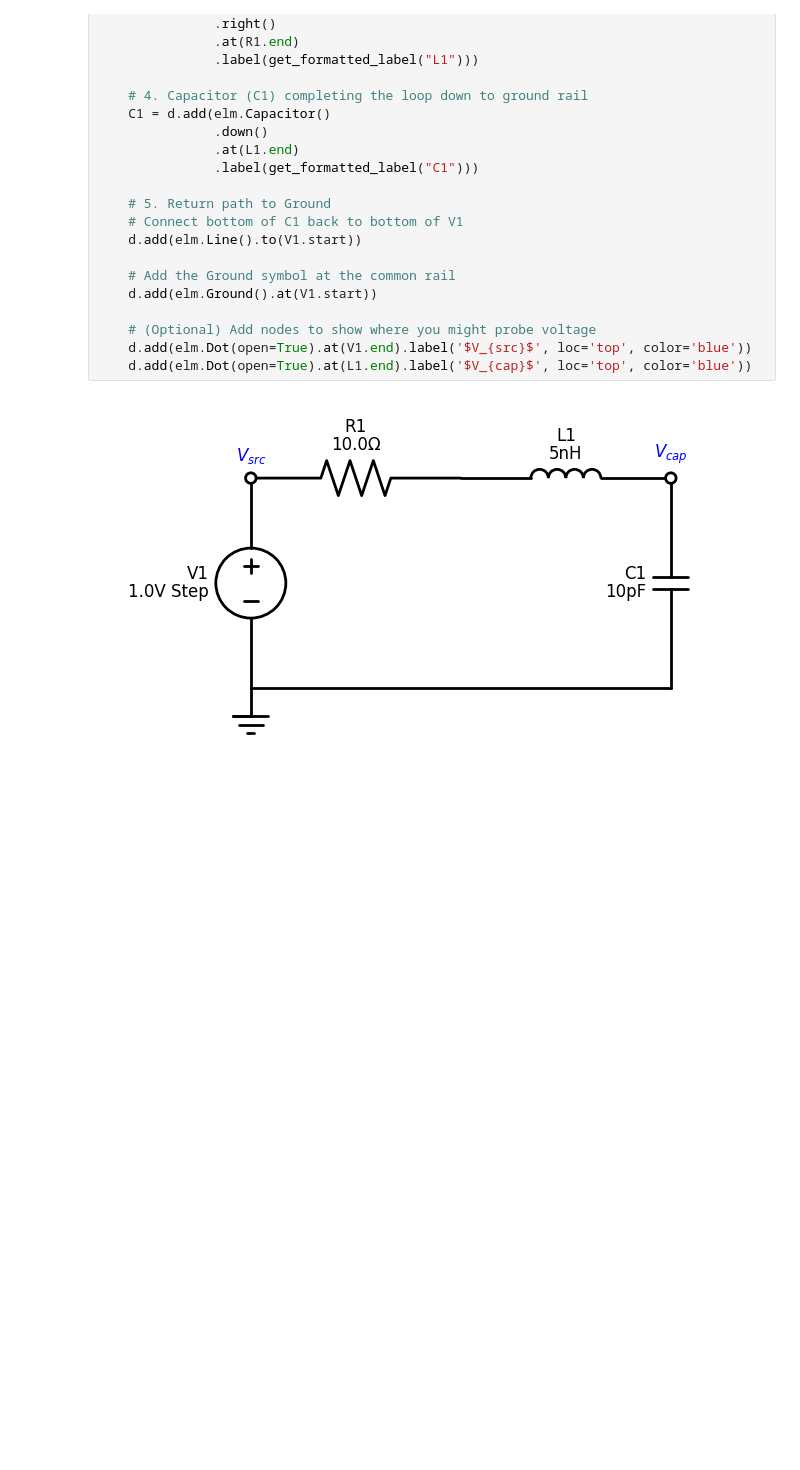
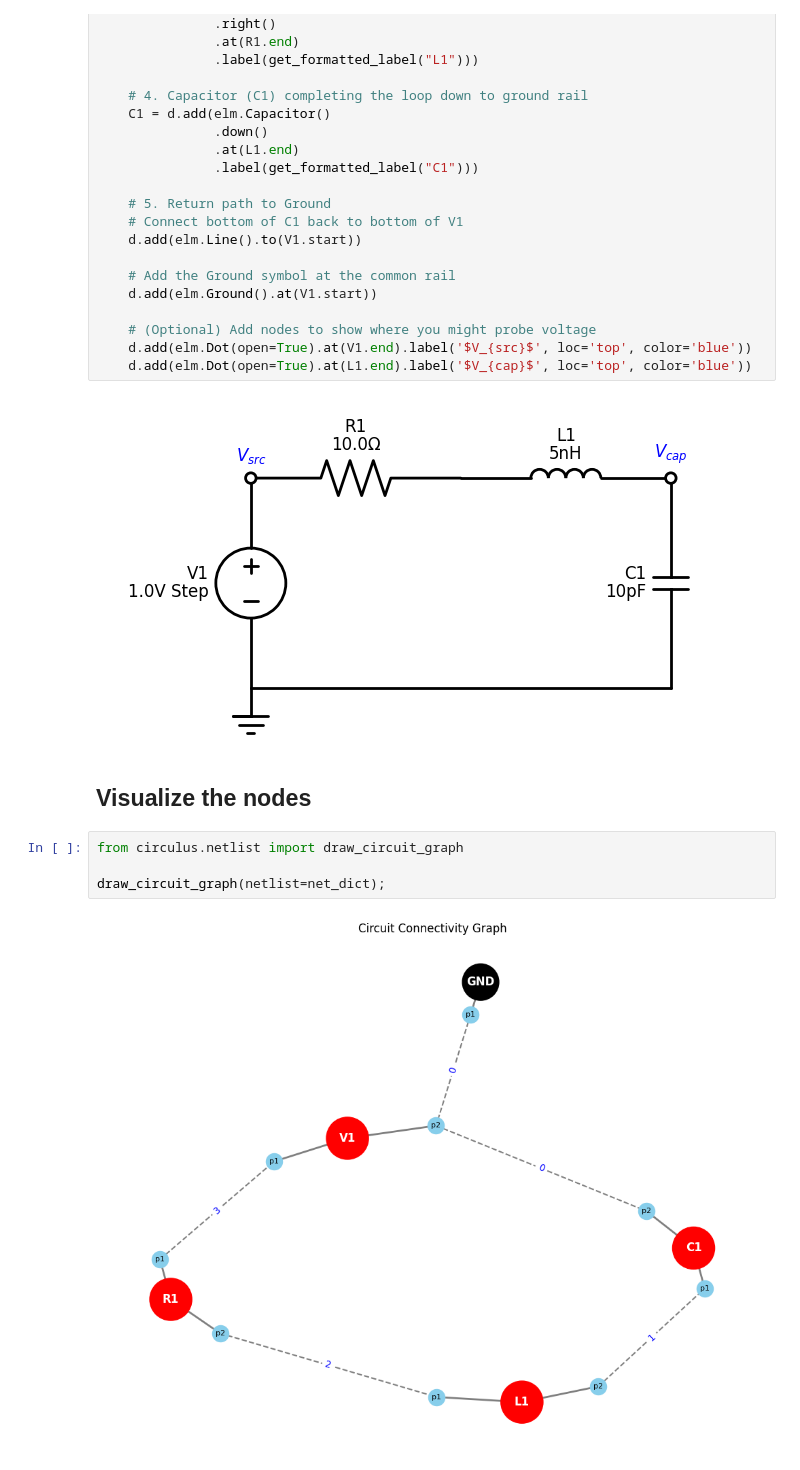
Before and after one commit to cdaunt/circulus, a Jupyter notebook: examples/LCR.ipynb, the cells around one changed output. Saved outputs shown, nothing was run; the diff lists cells and outputs as text; blank space fills up the shorter version.

```diff
--- a/examples/LCR.ipynb
+++ b/examples/LCR.ipynb
@@ -113,6 +112,14 @@ with schemdraw.Drawing() as d:
     d.add(elm.Dot(open=True).at(L1.end).label('$V_{cap}$', loc='top', color='blue'))
 # %% [output]
 [figure]
+# %% [markdown]
+## Visualize the nodes
+# %%
+from circulus.netlist import draw_circuit_graph
+
+draw_circuit_graph(netlist=net_dict);
+# %% [output]
+[figure, added]
 # %%
 jax.config.update("jax_enable_x64", True)
 
```
Also changed, not shown: parts of 2 cells of this notebook, 19 other files.
